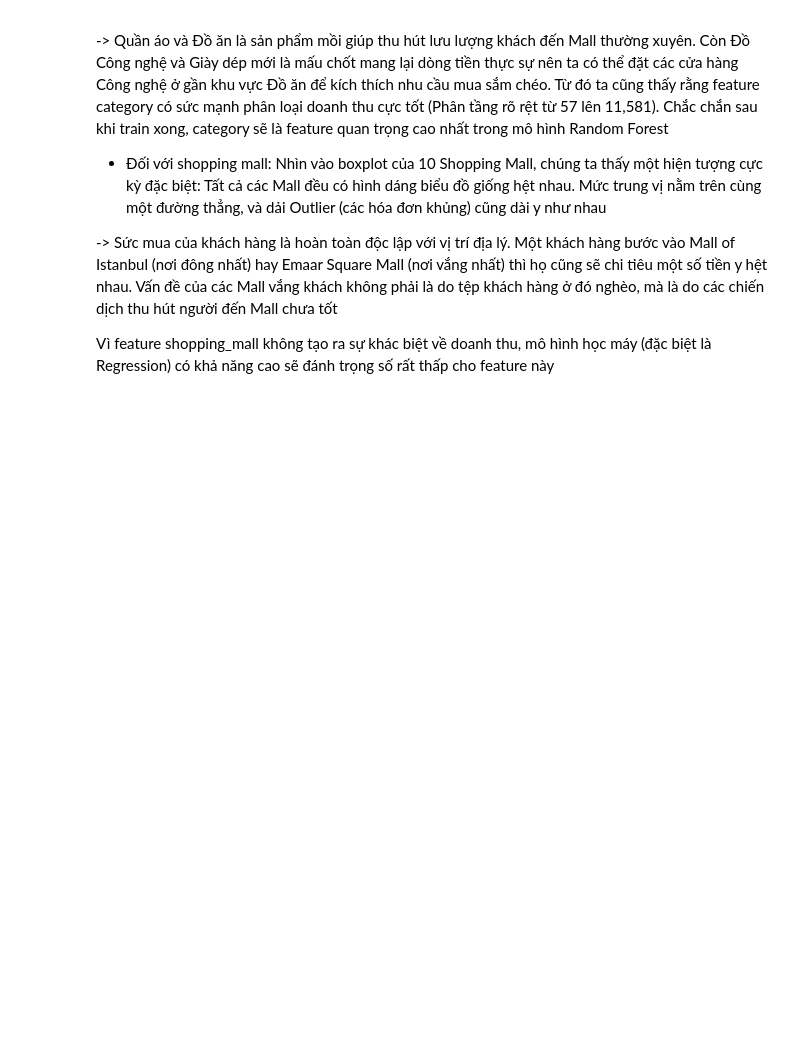
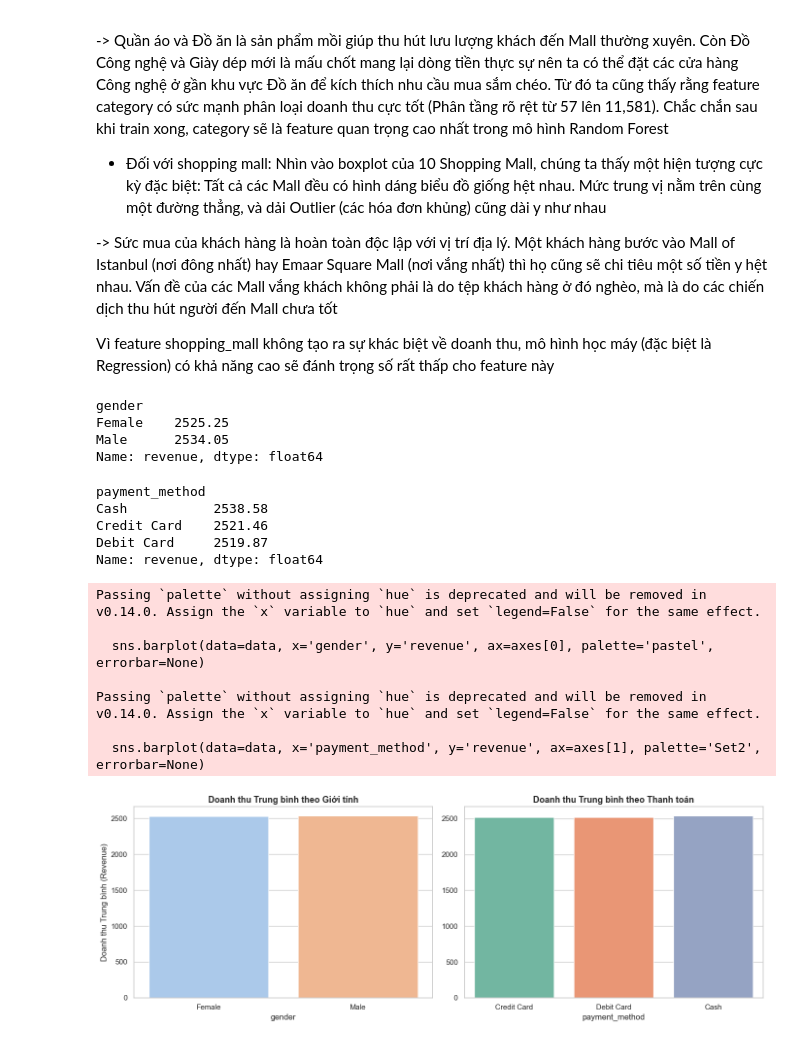
Before and after one commit to itsanhkhoi12/UTH-MACHINE-LEARNING-ASSIGNMENTS-GR02, a Jupyter notebook: practice_2/01-02-eda-data-preprocessing.ipynb, the cells around one changed output. Drawn from its saved outputs; the diff is of its cells as text; code cells hidden in the pictures; blank space fills up the shorter version.

```diff
--- a/practice_2/01-02-eda-data-preprocessing.ipynb
+++ b/practice_2/01-02-eda-data-preprocessing.ipynb
@@ -448,3 +420,42 @@ Dựa vào kết quả trên, cho thấy:
 -> Sức mua của khách hàng là hoàn toàn độc lập với vị trí địa lý. Một khách hàng bước vào Mall of Istanbul (nơi đông nhất) hay Emaar Square Mall (nơi vắng nhất) thì họ cũng sẽ chi tiêu một số tiền y hệt nhau. Vấn đề của các Mall vắng khách không phải là do tệp khách hàng ở đó nghèo, mà là do các chiến dịch thu hút người đến Mall chưa tốt
 
 Vì feature shopping_mall không tạo ra sự khác biệt về doanh thu, mô hình học máy (đặc biệt là Regression) có khả năng cao sẽ đánh trọng số rất thấp cho feature này
+# %%
+display(data.groupby('gender')['revenue'].mean().round(2))
+# %% [output]
+gender
+Female    2525.25
+Male      2534.05
+Name: revenue, dtype: float64
+# %%
+display(data.groupby('payment_method')['revenue'].mean().round(2))
+# %% [output]
+payment_method
+Cash           2538.58
+Credit Card    2521.46
+Debit Card     2519.87
+Name: revenue, dtype: float64
+# %%
+fig, axes = plt.subplots(1, 2, figsize=(14, 5))
+
+# Doanh thu theo Giới tính (Gender vs Revenue)
+sns.barplot(data=data, x='gender', y='revenue', ax=axes[0], palette='pastel', errorbar=None)
+axes[0].set_title('Doanh thu Trung bình theo Giới tính', fontsize=13, fontweight='bold')
+axes[0].set_ylabel('Doanh thu Trung bình (Revenue)')
+
+# Doanh thu theo Phương thức thanh toán (Payment vs Revenue)
+sns.barplot(data=data, x='payment_method', y='revenue', ax=axes[1], palette='Set2', errorbar=None)
+axes[1].set_title('Doanh thu Trung bình theo Thanh toán', fontsize=13, fontweight='bold')
+axes[1].set_ylabel('')
+
+plt.tight_layout()
+plt.show()
+# %% [output]
+Passing `palette` without assigning `hue` is deprecated and will be removed in v0.14.0. Assign the `x` variable to `hue` and set `legend=False` for the same effect.
+
+  sns.barplot(data=data, x='gender', y='revenue', ax=axes[0], palette='pastel', errorbar=None)
+
+Passing `palette` without assigning `hue` is deprecated and will be removed in v0.14.0. Assign the `x` variable to `hue` and set `legend=False` for the same effect.
+
+  sns.barplot(data=data, x='payment_method', y='revenue', ax=axes[1], palette='Set2', errorbar=None)
+[figure, added]
```
Also changed, not shown: parts of 20 cells of this notebook, 13 other files.
